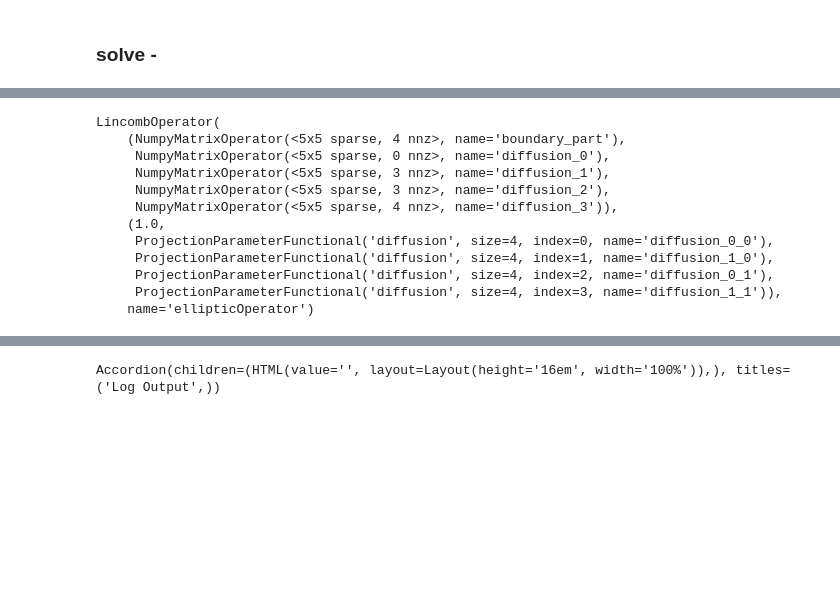
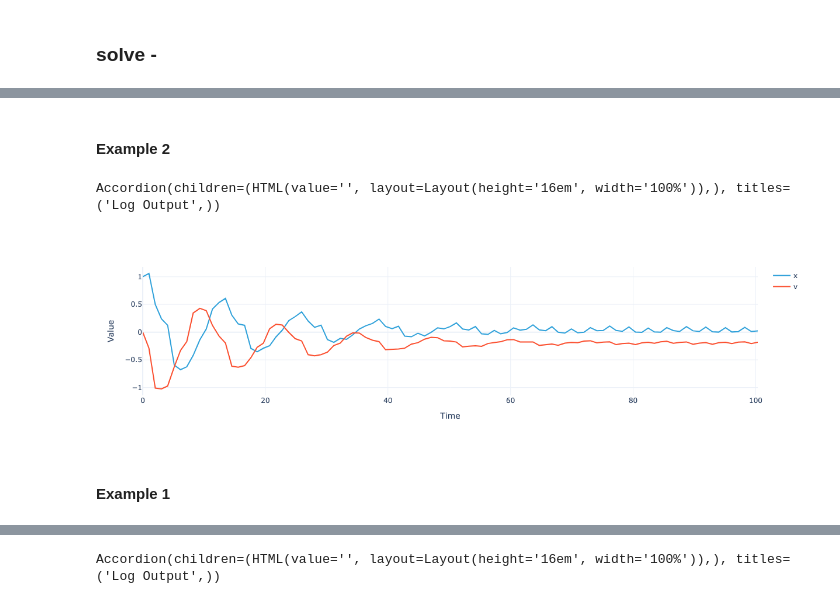
Before and after one commit to simonkeys/pylgs, a Jupyter notebook: nbs/api/pymor/timestepping.ipynb, the cells around one changed output, grey strips where cells are left out. Cells and saved outputs as stored; diff of their text form; code cells hidden in the pictures; blank space fills up the shorter version.

```diff
--- a/nbs/api/pymor/timestepping.ipynb
+++ b/nbs/api/pymor/timestepping.ipynb
@@ -192,0 +128,11 @@ Accordion(children=(HTML(value='', layout=Layout(height='16em', width='100%')),)
+# %%
+#|export
+def tick(): return time.time() * 1000
+# %%
+#|export
+def update_progress_widget(widget, tock, t, last_t):
+    newtick = tick()
+    if newtick - tock < 10: return tock
+    widget.children[0].value = t
+    widget.children[1].value = f'{t - last_t:1.1e}'
+    return newtick
@@ -193 +194,35 @@ Accordion(children=(HTML(value='', layout=Layout(height='16em', width='100%')),)
+# %% [markdown]
+#### Example 2
+# %%
+dof = Coordinates({'dof': ('dof', ['x', 'v'], {'long_name': "Degrees of freedom"})})
+
+space = XarrayVectorSpace(dof)
+
+A = XarrayMatrixOperator(np.array([[0., -1.], [1., 0]]), source=space, range=space)
+B = XarrayMatrixOperator(np.array([[0., 0.], [0., 1.]]), source=space, range=space)
+operator = LincombOperator(
+    [A, B],
+    [
+        ExpressionParameterFunctional("w0**2", Parameters({'w0': 1})),
+        ExpressionParameterFunctional("c", Parameters({'c': 1}))
+    ]
+)
+rhs = space.from_numpy(np.array([[.1], [0.]]))
+initial_data = space.from_numpy(np.array([1., 0.]))
+T = 100
+
+model = InstationaryModel(T, initial_data, operator, rhs, time_stepper=AdamsTimeStepper(), num_values=100)
+
+mu = dict(c=.1, w0="sin(t)")
+mu = model.parameters.parse(mu)
+# %%
+sol = model.solve(dict(c=.1, w0="sin(t+.001)"))
+# %% [output]
+Accordion(children=(HTML(value='', layout=Layout(height='16em', width='100%')),), titles=('Log Output',))
+# %%
+sol.visualize()
+# %% [output]
+[figure, added]
+# %% [markdown]
+#### Example 1
 # %%
@@ -198,15 +268,0 @@ def numpy_to_xarray(op):
-# %%
-mm.operator
-# %% [output]
-LincombOperator(
-    (NumpyMatrixOperator(<5x5 sparse, 4 nnz>, name='boundary_part'),
-     NumpyMatrixOperator(<5x5 sparse, 0 nnz>, name='diffusion_0'),
-     NumpyMatrixOperator(<5x5 sparse, 3 nnz>, name='diffusion_1'),
-     NumpyMatrixOperator(<5x5 sparse, 3 nnz>, name='diffusion_2'),
-     NumpyMatrixOperator(<5x5 sparse, 4 nnz>, name='diffusion_3')),
-    (1.0,
-     ProjectionParameterFunctional('diffusion', size=4, index=0, name='diffusion_0_0'),
-     ProjectionParameterFunctional('diffusion', size=4, index=1, name='diffusion_1_0'),
-     ProjectionParameterFunctional('diffusion', size=4, index=2, name='diffusion_0_1'),
-     ProjectionParameterFunctional('diffusion', size=4, index=3, name='diffusion_1_1')),
-    name='ellipticOperator')
```
Also changed, not shown: parts of 32 cells of this notebook, 1 other file.
